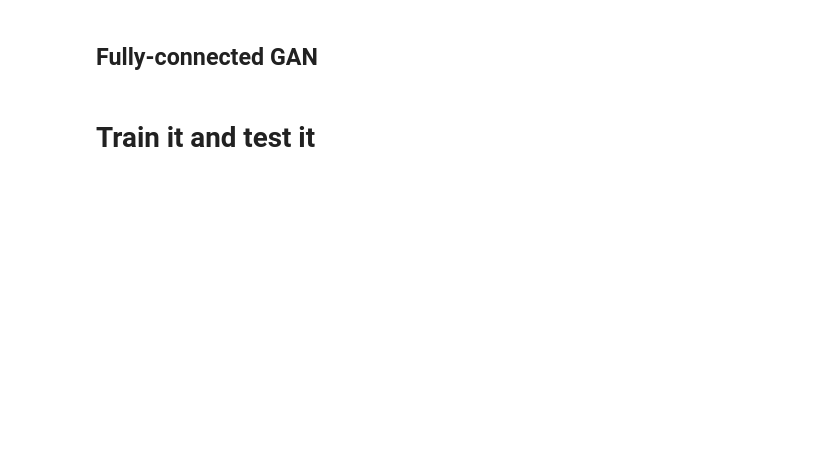
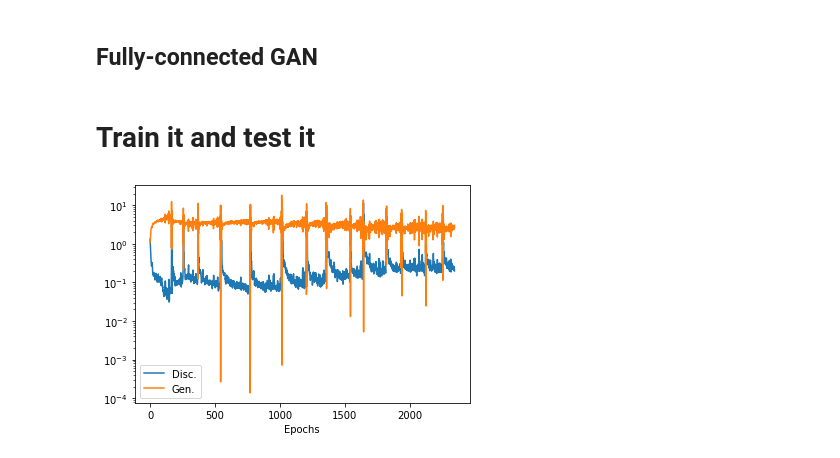
Before and after one commit to jorchard/camouflage, a Jupyter notebook: gan.ipynb, the cells around one changed output. Cells and saved outputs as stored; diff of their text form; code cells hidden in the pictures; blank space fills up the shorter version.

```diff
--- a/gan.ipynb
+++ b/gan.ipynb
@@ -334,5 +506,7 @@ net = gan()
 # %%
-net.learn(train_dl, epochs=2, lr=0.0001)
+net.learn(train_dl, epochs=5, lr=0.0001)
+# %% [output]
+[figure, added]
 # %%
 torch.save(net.to('cpu'), 'gan_demo.pt')
 #net = torch.load('gan_demo.pt', map_location=device); net.to(device);
```
Also changed, not shown: parts of 12 cells of this notebook.
